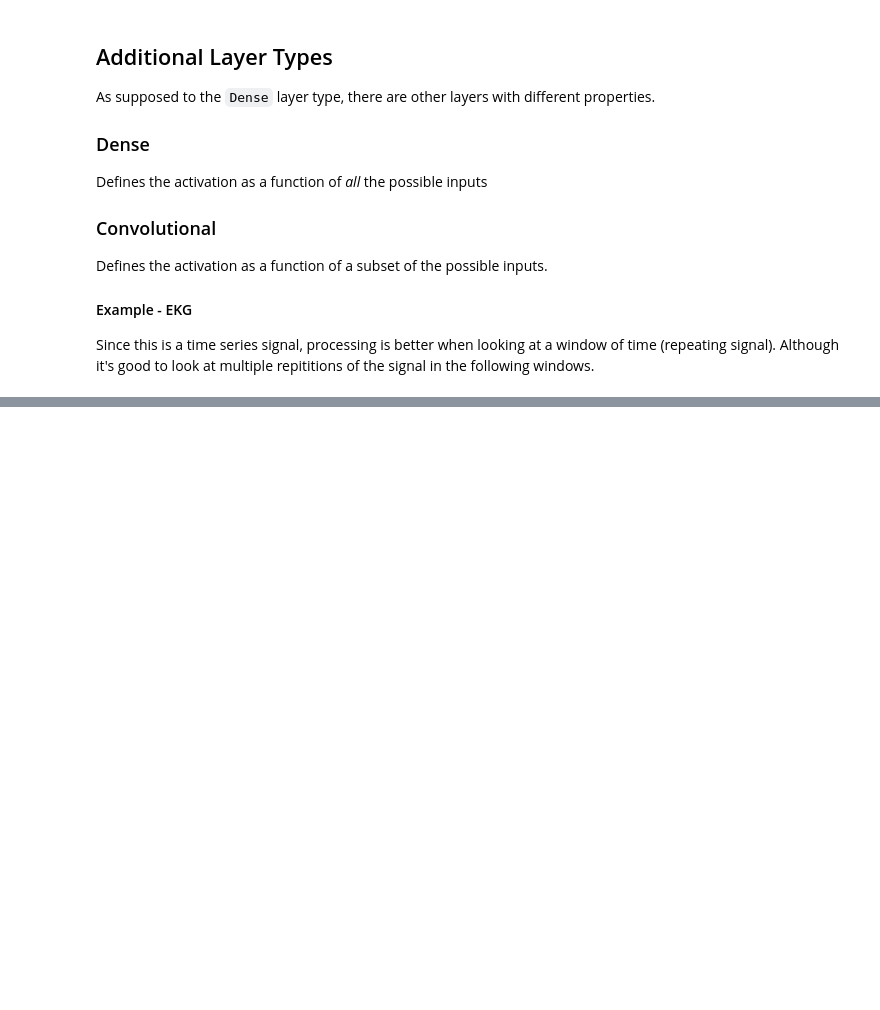
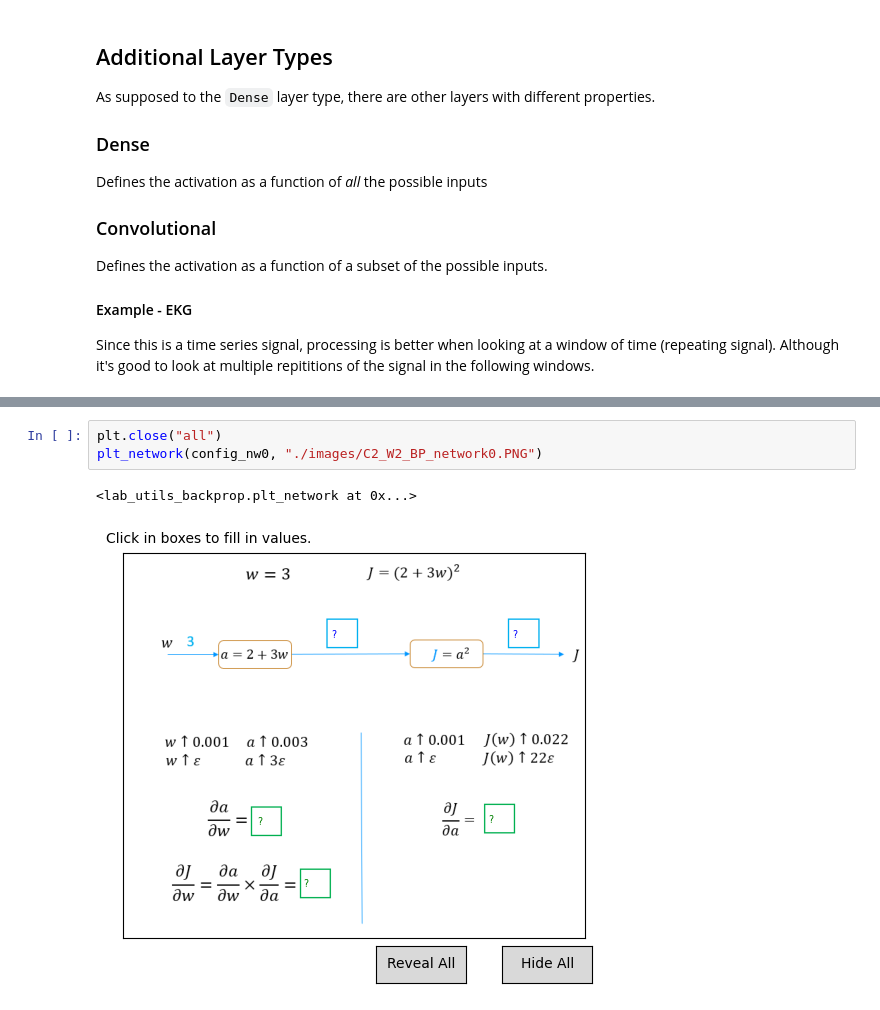
Before and after one commit to Nagillimi/machine-learning, a Jupyter notebook: 2-advanced-learning-algorithms/8-advanced-optimization.ipynb, the cells around one changed output, grey strips where cells are left out. Drawn from its saved outputs; the diff is of its cells as text; blank space fills up the shorter version.

```diff
--- a/2-advanced-learning-algorithms/8-advanced-optimization.ipynb
+++ b/2-advanced-learning-algorithms/8-advanced-optimization.ipynb
@@ -43,0 +55,6 @@ Computes all the PDEs simulaetenously for the cost function via the computation
+# %%
+plt.close("all")
+plt_network(config_nw0, "./images/C2_W2_BP_network0.PNG")
+# %% [output]
+<lab_utils_backprop.plt_network at 0x...>
+[figure, added]
```
Also changed, not shown: parts of 33 cells of this notebook, 12 other files.
